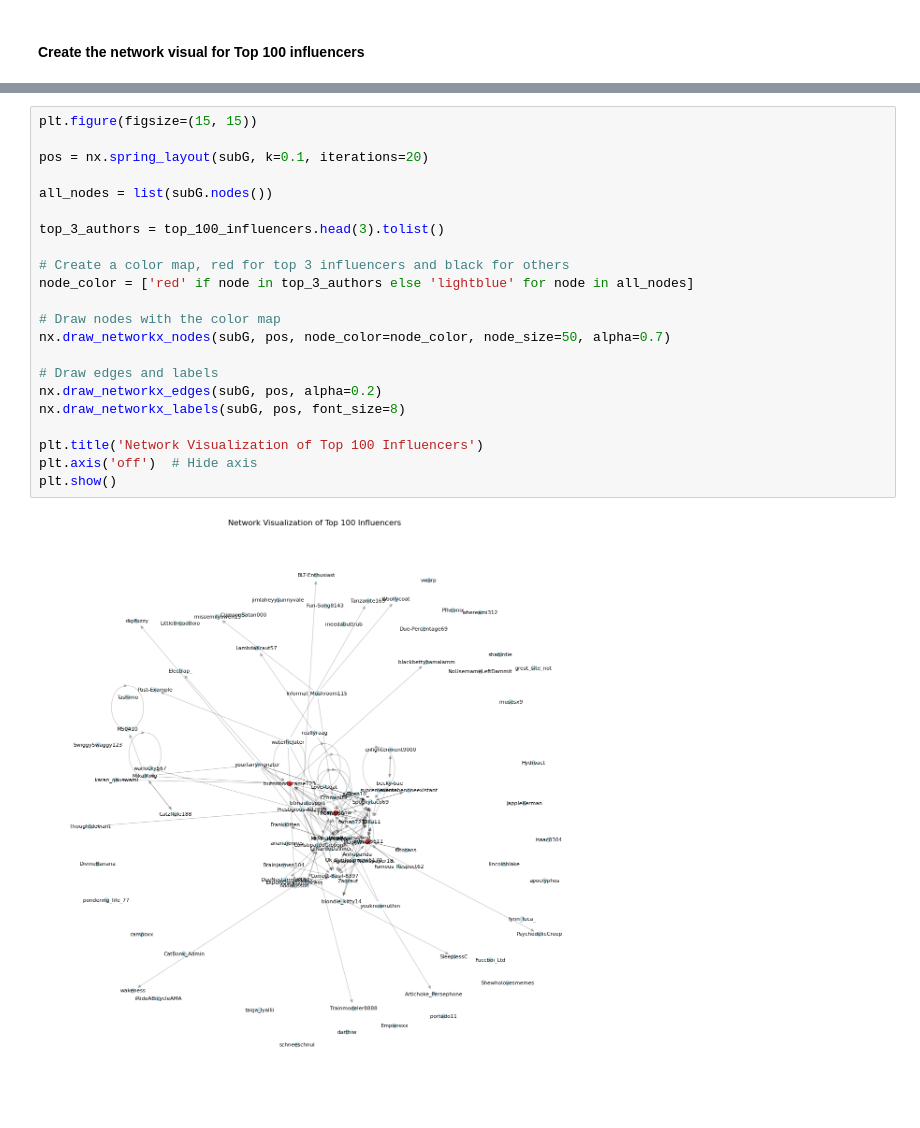
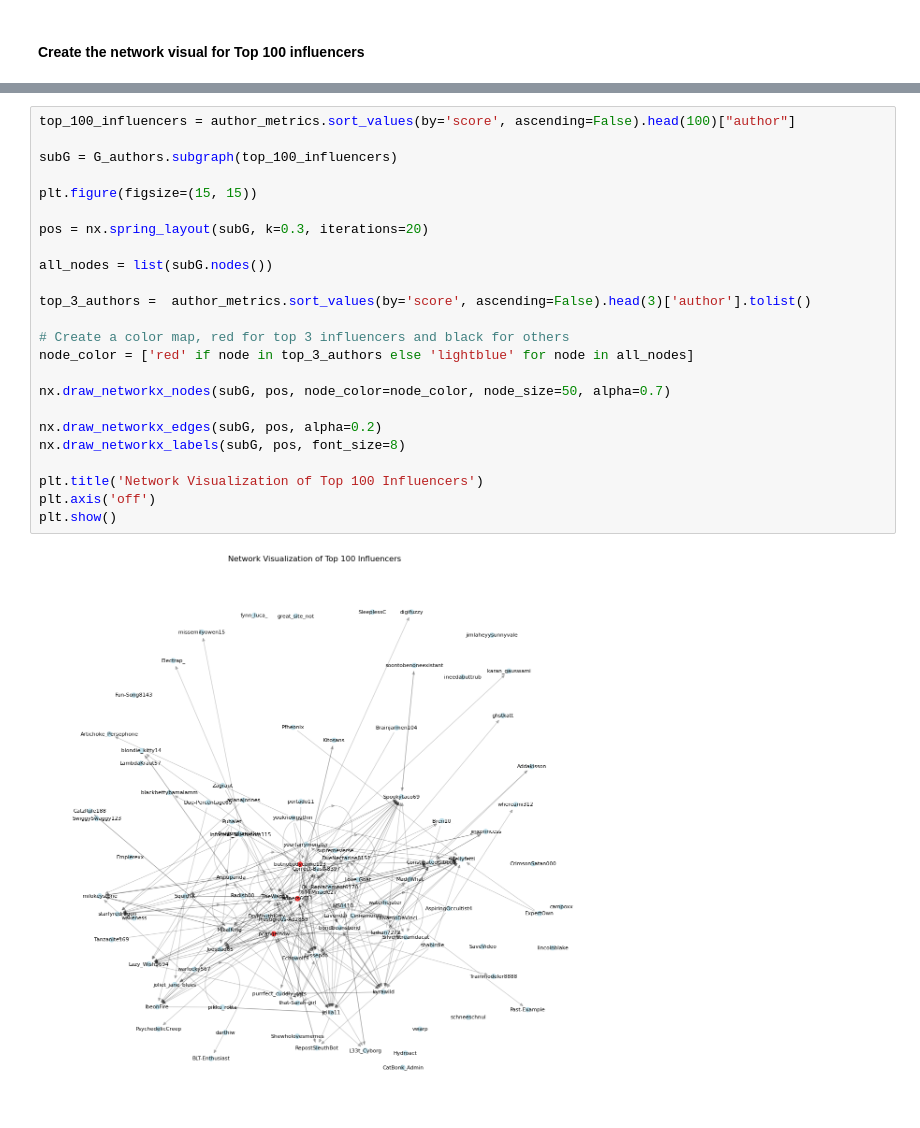
Before and after one commit to lazy0ninja/Social_Media_Analytics, a Jupyter notebook: Part2/part2_network_analysis.ipynb, the cells around one changed output, grey strips where cells are left out. Cells and saved outputs as stored; diff of their text form.

```diff
--- a/Part2/part2_network_analysis.ipynb
+++ b/Part2/part2_network_analysis.ipynb
@@ -455,24 +464,26 @@ The influencer score for each user is calculated by aggregating these metrics ac
 # %%
+top_100_influencers = author_metrics.sort_values(by='score', ascending=False).head(100)["author"]
+
+subG = G_authors.subgraph(top_100_influencers)
+
 plt.figure(figsize=(15, 15))
 
-pos = nx.spring_layout(subG, k=0.1, iterations=20)
+pos = nx.spring_layout(subG, k=0.3, iterations=20)
 
 all_nodes = list(subG.nodes())
 
-top_3_authors = top_100_influencers.head(3).tolist()
+top_3_authors =  author_metrics.sort_values(by='score', ascending=False).head(3)['author'].tolist()
 
 # Create a color map, red for top 3 influencers and black for others
 node_color = ['red' if node in top_3_authors else 'lightblue' for node in all_nodes]
 
-# Draw nodes with the color map
 nx.draw_networkx_nodes(subG, pos, node_color=node_color, node_size=50, alpha=0.7)
 
-# Draw edges and labels
 nx.draw_networkx_edges(subG, pos, alpha=0.2)
 nx.draw_networkx_labels(subG, pos, font_size=8)
 
 plt.title('Network Visualization of Top 100 Influencers')
-plt.axis('off')  # Hide axis
+plt.axis('off')
 plt.show()
 # %% [output]
-[figure, old version]
+[figure, new version]
```
Also changed, not shown: parts of 1 cell of this notebook.
